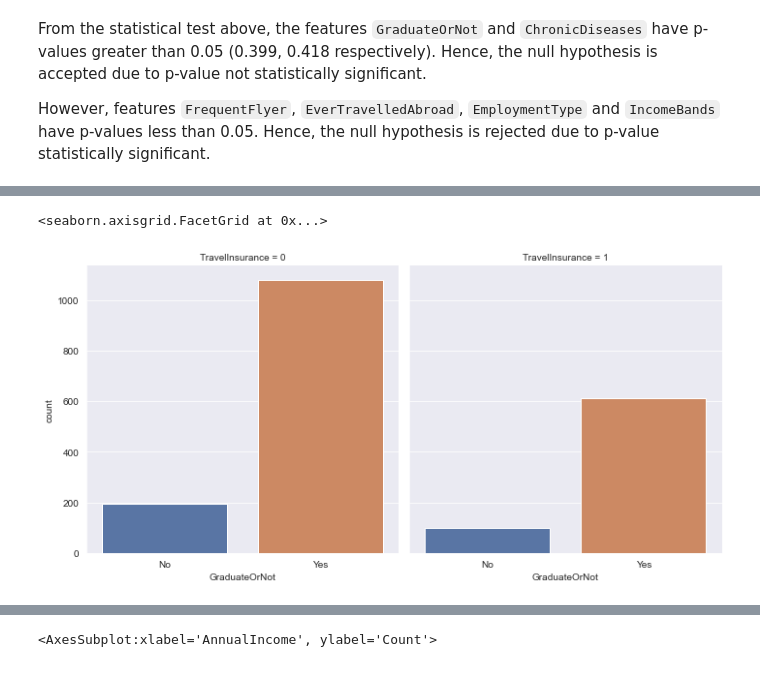
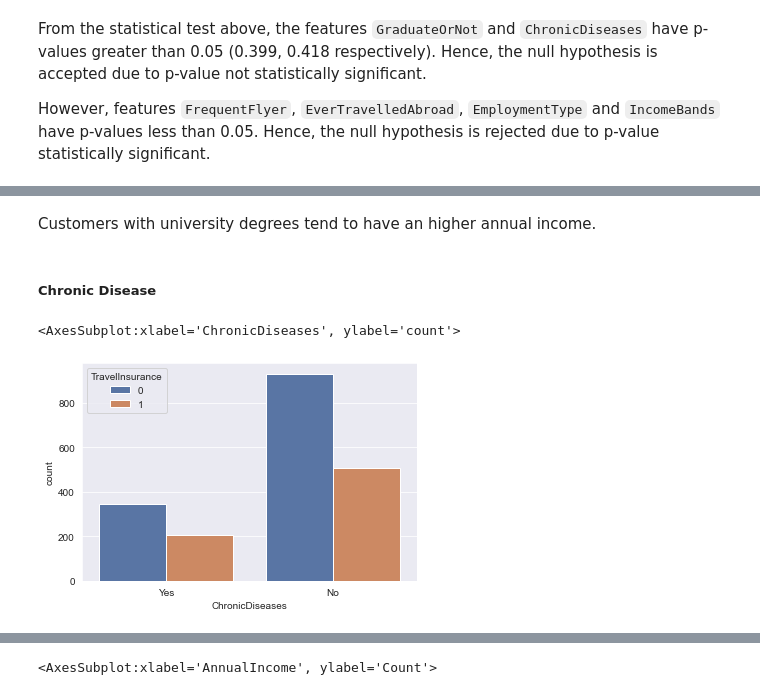
Before and after one commit to ade-mola/travel_insurance_analysis, a Jupyter notebook: notebooks/travel_insurance_analysis.ipynb, the cells around one changed output, grey strips where cells are left out. Saved outputs shown, nothing was run; the diff lists cells and outputs as text; code cells hidden in the pictures.

```diff
--- a/notebooks/travel_insurance_analysis.ipynb
+++ b/notebooks/travel_insurance_analysis.ipynb
@@ -148,5 +242,9 @@ sns.catplot(x = 'Employment Type', data = raw_data, kind='count', col='TravelIns
+# %% [markdown]
+Customers with university degrees tend to have an higher annual income.
+# %% [markdown]
+##### Chronic Disease
 # %%
-sns.catplot(x = 'GraduateOrNot', data = raw_data, kind='count', col='TravelInsurance')
+sns.countplot(x = 'ChronicDiseases', data = raw_data, hue='TravelInsurance', order=['Yes', 'No'])
 # %% [output]
-<seaborn.axisgrid.FacetGrid at 0x...>
+<AxesSubplot:xlabel='ChronicDiseases', ylabel='count'>
-[figure, old version]
+[figure, new version]
```
Also changed, not shown: parts of 38 cells of this notebook.
